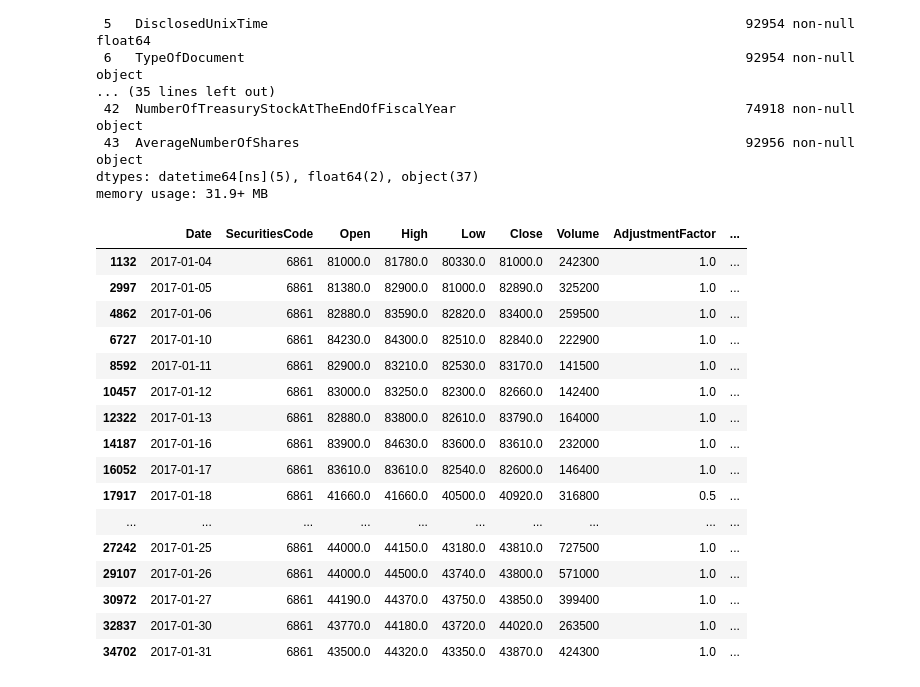
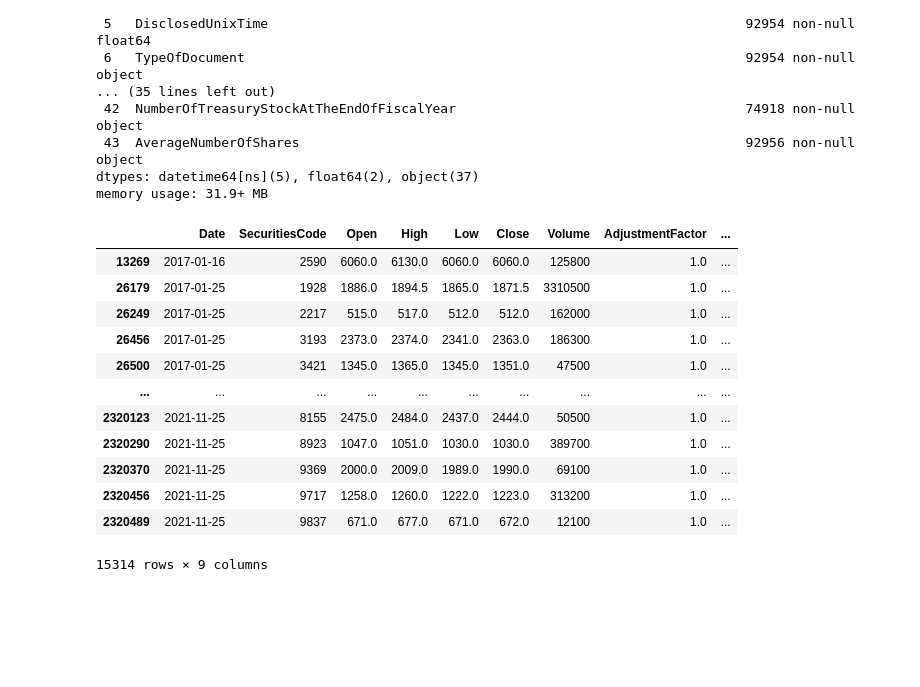
Before and after one commit to vasilyevdmitry14/JPX, a Jupyter notebook: main.ipynb, the cells around one changed output. Drawn from its saved outputs; the diff is of its cells as text; code cells hidden in the pictures; blank space fills up the shorter version.

```diff
--- a/main.ipynb
+++ b/main.ipynb
@@ -167,31 +167,27 @@ memory usage: 31.9+ MB
 # %%
 #Это бесполезные операции, сначала генерирурю список дней и акций, а потом джойном удаляю строки, для которых нет данных в stock_prices
 #Просто потренировался, можно сразу брать индексы из stock_prices
 date_range = pd.date_range(stock_prices.Date.min(), stock_prices.Date.max(), freq='D')
 dates = np.array(date_range)
 stocks = np.array(stock_list_incl.index)
 multi_index = pd.MultiIndex.from_product([dates, stocks], names=['Date','SecuritiesCode'])
 final_full = multi_index.to_frame(index = False)
 final1 = final_full.merge(stock_prices.iloc[:,:9], how='inner', on=['Date','SecuritiesCode'])
 final1['AdjustmentFactor'] = final1.sort_values(by='Date').groupby('SecuritiesCode')['AdjustmentFactor'].shift(1)
 final1['AdjustmentFactor'] = final1.sort_values(by='Date').groupby('SecuritiesCode')['AdjustmentFactor'].bfill()
 
-final1[(final1.SecuritiesCode == 6861) & (final1.Date < '2017-02-01')]
+final1[final1.ExpectedDividend > 0]
 # %% [output]
 |  | Date | SecuritiesCode | Open | High | Low | Close | Volume | AdjustmentFactor | ... |
-| 1132 | 2017-01-04 | 6861 | 81000.0 | 81780.0 | 80330.0 | 81000.0 | 242300 | 1.0 | ... |
-| 2997 | 2017-01-05 | 6861 | 81380.0 | 82900.0 | 81000.0 | 82890.0 | 325200 | 1.0 | ... |
-| 4862 | 2017-01-06 | 6861 | 82880.0 | 83590.0 | 82820.0 | 83400.0 | 259500 | 1.0 | ... |
-| 6727 | 2017-01-10 | 6861 | 84230.0 | 84300.0 | 82510.0 | 82840.0 | 222900 | 1.0 | ... |
-| 8592 | 2017-01-11 | 6861 | 82900.0 | 83210.0 | 82530.0 | 83170.0 | 141500 | 1.0 | ... |
-| 10457 | 2017-01-12 | 6861 | 83000.0 | 83250.0 | 82300.0 | 82660.0 | 142400 | 1.0 | ... |
-| 12322 | 2017-01-13 | 6861 | 82880.0 | 83800.0 | 82610.0 | 83790.0 | 164000 | 1.0 | ... |
-| 14187 | 2017-01-16 | 6861 | 83900.0 | 84630.0 | 83600.0 | 83610.0 | 232000 | 1.0 | ... |
-| 16052 | 2017-01-17 | 6861 | 83610.0 | 83610.0 | 82540.0 | 82600.0 | 146400 | 1.0 | ... |
-| 17917 | 2017-01-18 | 6861 | 41660.0 | 41660.0 | 40500.0 | 40920.0 | 316800 | 0.5 | ... |
+| 13269 | 2017-01-16 | 2590 | 6060.0 | 6130.0 | 6060.0 | 6060.0 | 125800 | 1.0 | ... |
+| 26179 | 2017-01-25 | 1928 | 1886.0 | 1894.5 | 1865.0 | 1871.5 | 3310500 | 1.0 | ... |
+| 26249 | 2017-01-25 | 2217 | 515.0 | 517.0 | 512.0 | 512.0 | 162000 | 1.0 | ... |
+| 26456 | 2017-01-25 | 3193 | 2373.0 | 2374.0 | 2341.0 | 2363.0 | 186300 | 1.0 | ... |
+| 26500 | 2017-01-25 | 3421 | 1345.0 | 1365.0 | 1345.0 | 1351.0 | 47500 | 1.0 | ... |
 | ... | ... | ... | ... | ... | ... | ... | ... | ... | ... |
-| 27242 | 2017-01-25 | 6861 | 44000.0 | 44150.0 | 43180.0 | 43810.0 | 727500 | 1.0 | ... |
-| 29107 | 2017-01-26 | 6861 | 44000.0 | 44500.0 | 43740.0 | 43800.0 | 571000 | 1.0 | ... |
-| 30972 | 2017-01-27 | 6861 | 44190.0 | 44370.0 | 43750.0 | 43850.0 | 399400 | 1.0 | ... |
-| 32837 | 2017-01-30 | 6861 | 43770.0 | 44180.0 | 43720.0 | 44020.0 | 263500 | 1.0 | ... |
-| 34702 | 2017-01-31 | 6861 | 43500.0 | 44320.0 | 43350.0 | 43870.0 | 424300 | 1.0 | ... |
+| 2320123 | 2021-11-25 | 8155 | 2475.0 | 2484.0 | 2437.0 | 2444.0 | 50500 | 1.0 | ... |
+| 2320290 | 2021-11-25 | 8923 | 1047.0 | 1051.0 | 1030.0 | 1030.0 | 389700 | 1.0 | ... |
+| 2320370 | 2021-11-25 | 9369 | 2000.0 | 2009.0 | 1989.0 | 1990.0 | 69100 | 1.0 | ... |
+| 2320456 | 2021-11-25 | 9717 | 1258.0 | 1260.0 | 1222.0 | 1223.0 | 313200 | 1.0 | ... |
+| 2320489 | 2021-11-25 | 9837 | 671.0 | 677.0 | 671.0 | 672.0 | 12100 | 1.0 | ... |
+15314 rows × 9 columns
```
Also changed, not shown: parts of 7 cells of this notebook.
